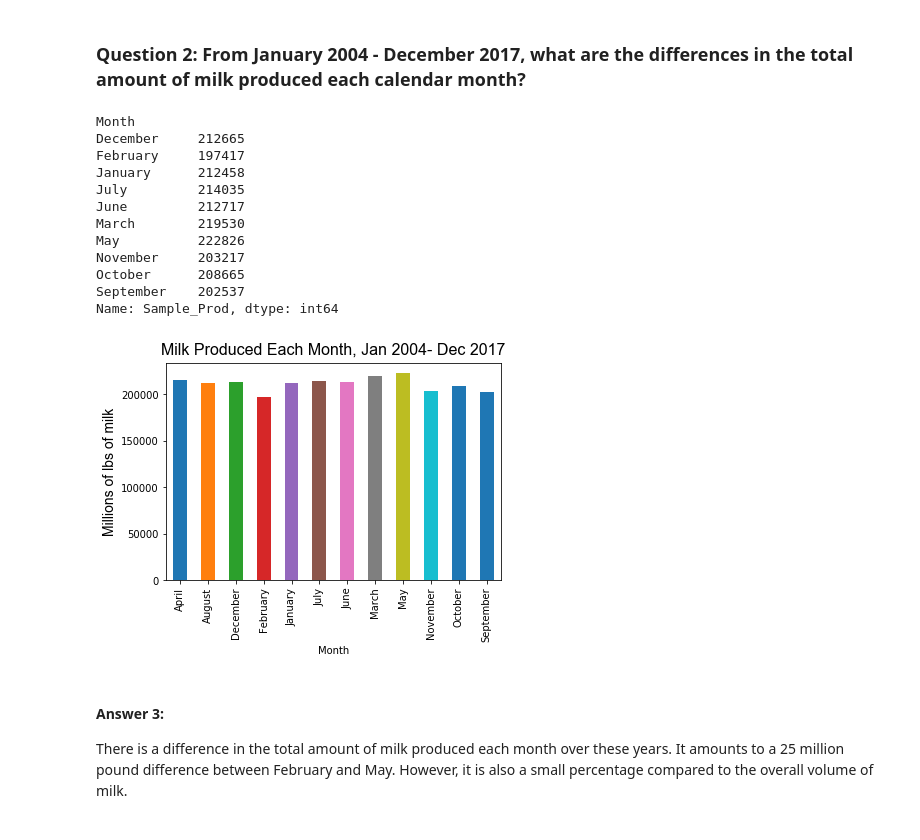
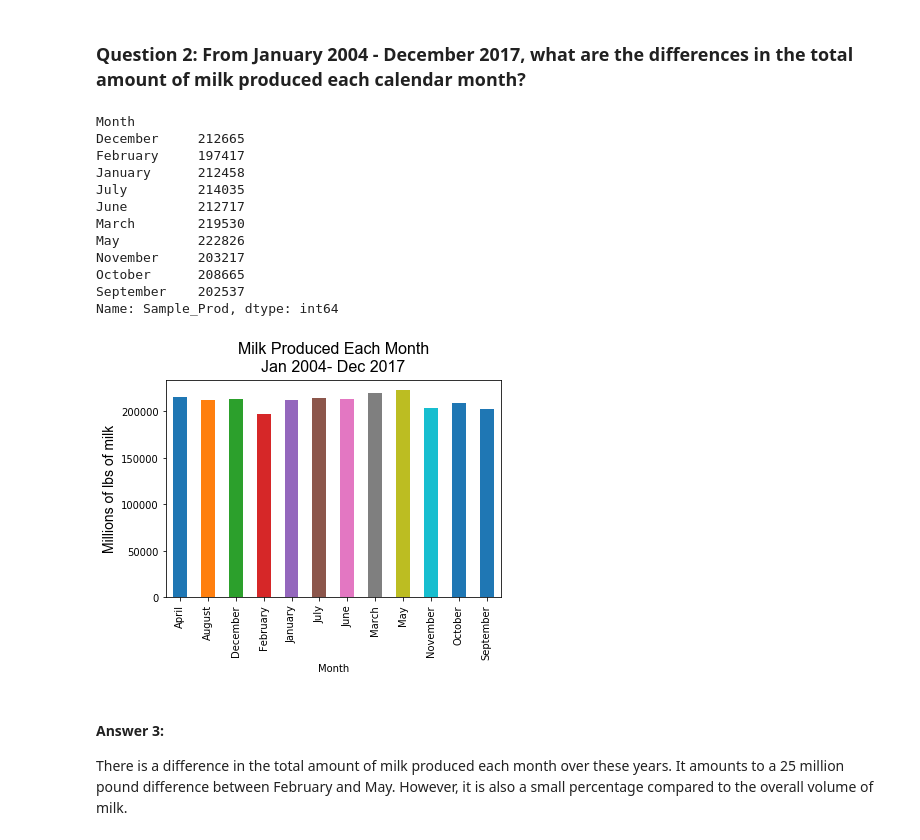
Before and after one commit to cbevis/Thinkful_U4_Milk_Prices, a Jupyter notebook: U4_Capstone_2.ipynb, the cells around one changed output. Saved outputs shown, nothing was run; the diff lists cells and outputs as text; code cells hidden in the pictures.

Commit message:
Fixed graph axis formatting

```diff
--- a/U4_Capstone_2.ipynb
+++ b/U4_Capstone_2.ipynb
@@ -355,26 +355,26 @@ Milk production has on average been rising over this time period.  This is inter
 # %%
 # Draw a bar graph of the monthly production of milk in millions of lbs
 # Need to omit 2018 data because it is not for a complete year
 months = dairy_23[dairy_23['Year'] < 2018].groupby('Month').Sample_Prod.sum()
 print(months.tail(10))
 months.plot.bar()
 plt.ylabel('Millions of lbs of milk', **axis_font)
-plt.title('Milk Produced Each Month, Jan 2004- Dec 2017', **title_font)
+plt.title('Milk Produced Each Month\nJan 2004- Dec 2017', **title_font)
 plt.show()
 # %% [output]
 Month
 December     212665
 February     197417
 January      212458
 July         214035
 June         212717
 March        219530
 May          222826
 November     203217
 October      208665
 September    202537
 Name: Sample_Prod, dtype: int64
-[figure, old version]
+[figure, new version]
 # %% [markdown]
 #### Answer 3:
 There is a difference in the total amount of milk produced each month over these years. It amounts to a 25 million pound difference between February and May.  However, it is also a small percentage compared to the overall volume of milk.
```
Also changed, not shown: parts of 2 cells of this notebook.
